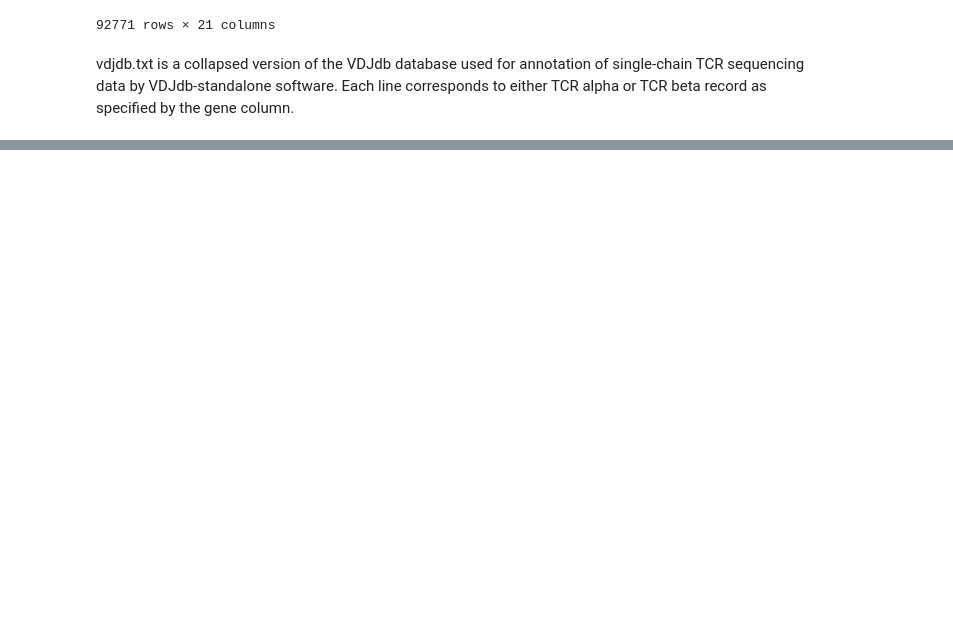
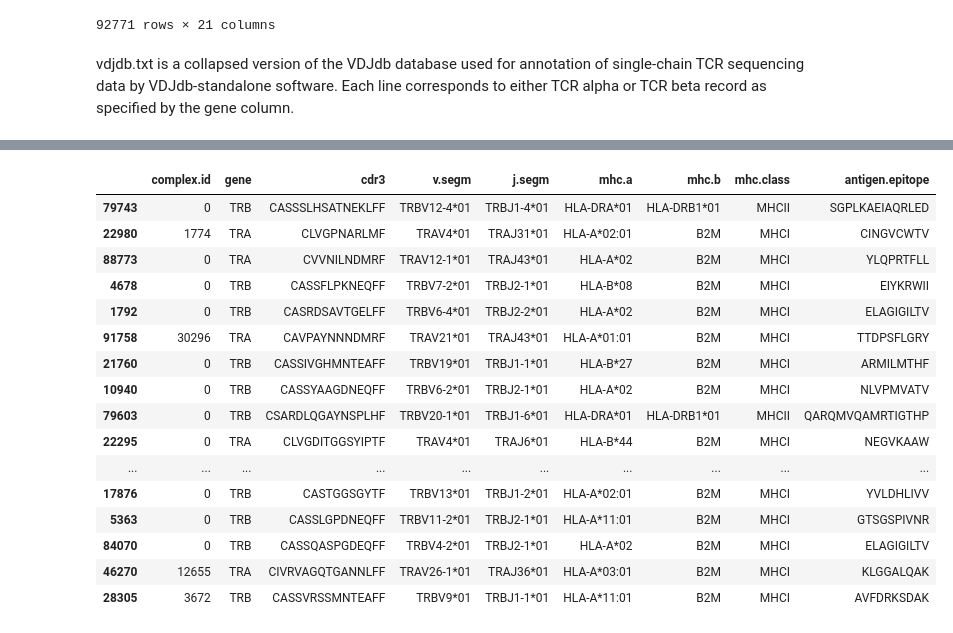
Before and after one commit to UoB-DSMP-2023-24/dsmp-2024-group-12, a Jupyter notebook: Calvins Stuff/DataProcessing.ipynb, the cells around one changed output, grey strips where cells are left out. Drawn from its saved outputs; the diff is of its cells as text; code cells hidden in the pictures; blank space fills up the shorter version.

```diff
--- a/Calvins Stuff/DataProcessing.ipynb
+++ b/Calvins Stuff/DataProcessing.ipynb
@@ -91,0 +106,21 @@ KeyError: "[''] not found in axis"
+# %%
+df = df_ref.drop(columns=['species','antigen.gene','antigen.species'])
+df.sample(30)
+# %% [output]
+|  | complex.id | gene | cdr3 | v.segm | j.segm | mhc.a | mhc.b | mhc.class | antigen.epitope |
+| 79743 | 0 | TRB | CASSSLHSATNEKLFF | TRBV12-4*01 | TRBJ1-4*01 | HLA-DRA*01 | HLA-DRB1*01 | MHCII | SGPLKAEIAQRLED |
+| 22980 | 1774 | TRA | CLVGPNARLMF | TRAV4*01 | TRAJ31*01 | HLA-A*02:01 | B2M | MHCI | CINGVCWTV |
+| 88773 | 0 | TRA | CVVNILNDMRF | TRAV12-1*01 | TRAJ43*01 | HLA-A*02 | B2M | MHCI | YLQPRTFLL |
+| 4678 | 0 | TRB | CASSFLPKNEQFF | TRBV7-2*01 | TRBJ2-1*01 | HLA-B*08 | B2M | MHCI | EIYKRWII |
+| 1792 | 0 | TRB | CASRDSAVTGELFF | TRBV6-4*01 | TRBJ2-2*01 | HLA-A*02 | B2M | MHCI | ELAGIGILTV |
+| 91758 | 30296 | TRA | CAVPAYNNNDMRF | TRAV21*01 | TRAJ43*01 | HLA-A*01:01 | B2M | MHCI | TTDPSFLGRY |
+| 21760 | 0 | TRB | CASSIVGHMNTEAFF | TRBV19*01 | TRBJ1-1*01 | HLA-B*27 | B2M | MHCI | ARMILMTHF |
+| 10940 | 0 | TRB | CASSYAAGDNEQFF | TRBV6-2*01 | TRBJ2-1*01 | HLA-A*02 | B2M | MHCI | NLVPMVATV |
+| 79603 | 0 | TRB | CSARDLQGAYNSPLHF | TRBV20-1*01 | TRBJ1-6*01 | HLA-DRA*01 | HLA-DRB1*01 | MHCII | QARQMVQAMRTIGTHP |
+| 22295 | 0 | TRA | CLVGDITGGSYIPTF | TRAV4*01 | TRAJ6*01 | HLA-B*44 | B2M | MHCI | NEGVKAAW |
+| ... | ... | ... | ... | ... | ... | ... | ... | ... | ... |
+| 17876 | 0 | TRB | CASTGGSGYTF | TRBV13*01 | TRBJ1-2*01 | HLA-A*02:01 | B2M | MHCI | YVLDHLIVV |
+| 5363 | 0 | TRB | CASSLGPDNEQFF | TRBV11-2*01 | TRBJ2-1*01 | HLA-A*11:01 | B2M | MHCI | GTSGSPIVNR |
+| 84070 | 0 | TRB | CASSQASPGDEQFF | TRBV4-2*01 | TRBJ2-1*01 | HLA-A*02 | B2M | MHCI | ELAGIGILTV |
+| 46270 | 12655 | TRA | CIVRVAGQTGANNLFF | TRAV26-1*01 | TRAJ36*01 | HLA-A*03:01 | B2M | MHCI | KLGGALQAK |
+| 28305 | 3672 | TRB | CASSVRSSMNTEAFF | TRBV9*01 | TRBJ1-1*01 | HLA-A*11:01 | B2M | MHCI | AVFDRKSDAK |
```
Also changed, not shown: parts of 5 cells of this notebook, 15 other files.
